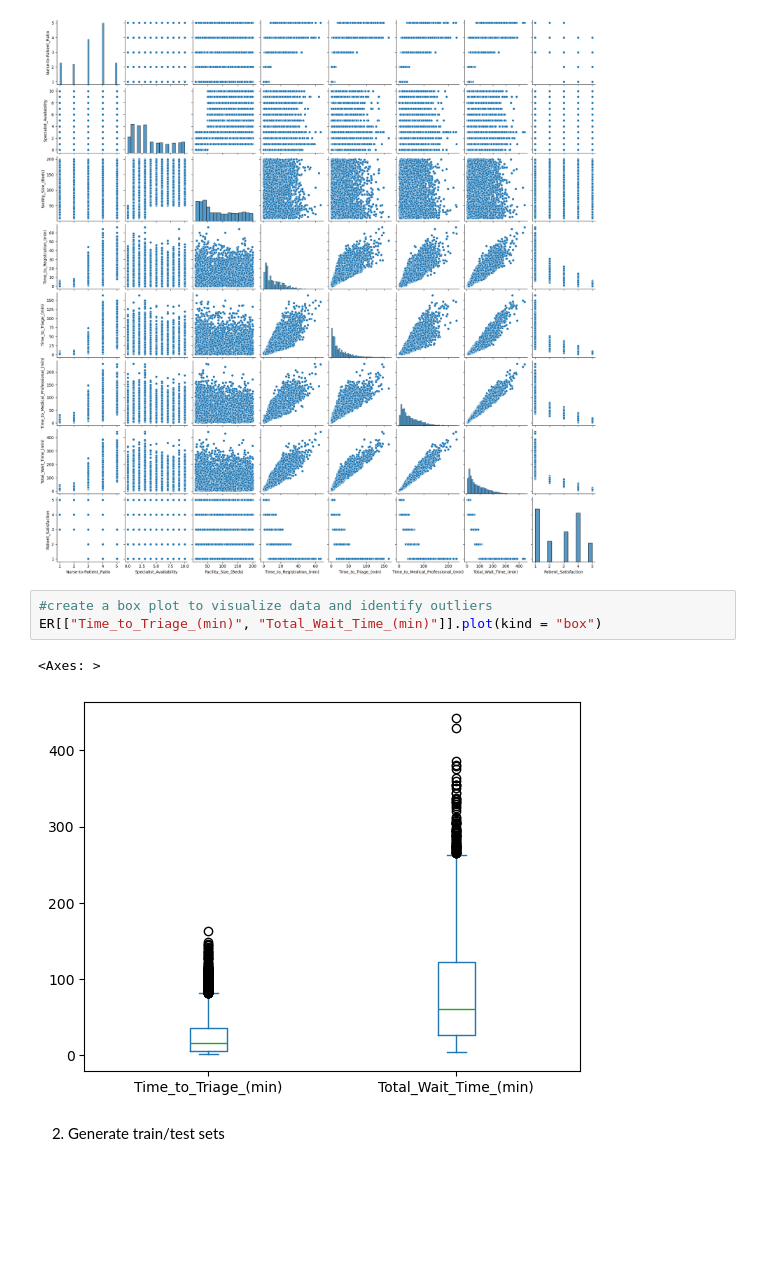
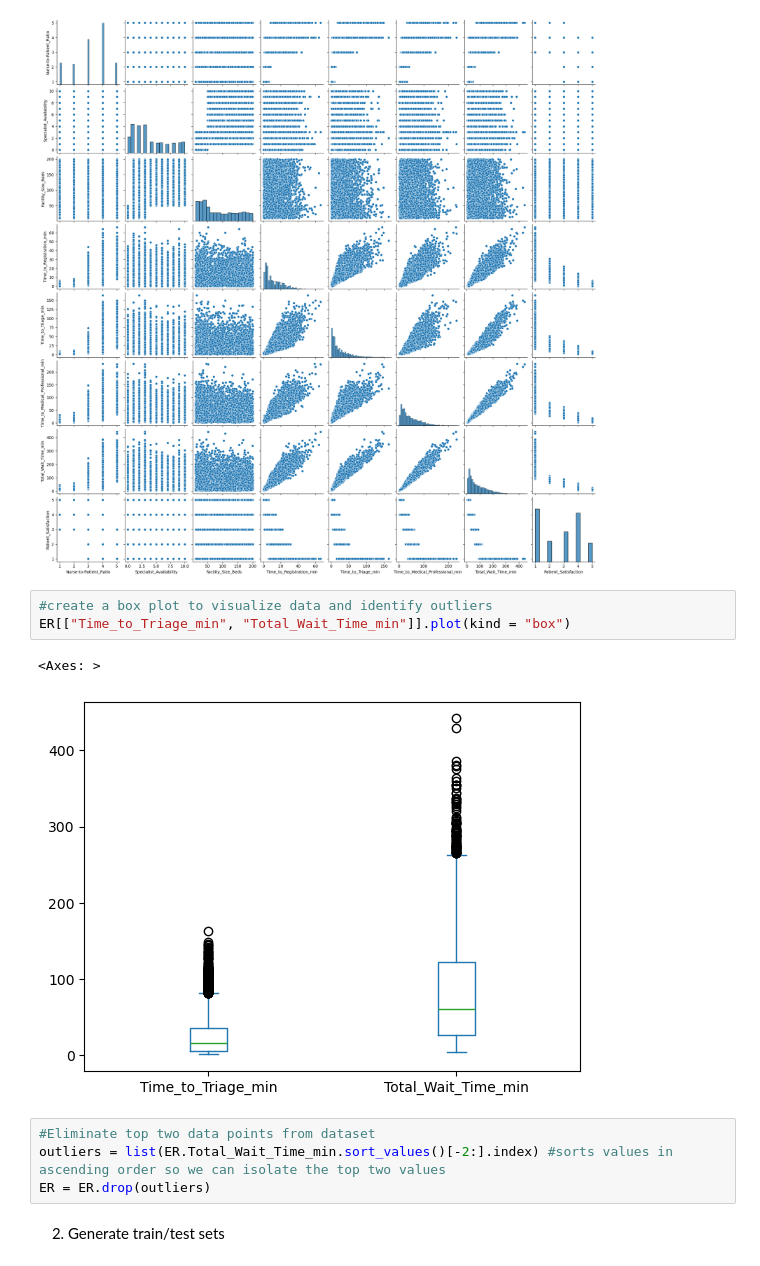
Before and after one commit to kalilaingco/ERWaitTimes, a Jupyter notebook: WaitTimeAnalysis.ipynb, the cells around one changed output. Saved outputs shown, nothing was run; the diff lists cells and outputs as text; blank space fills up the shorter version.

```diff
--- a/WaitTimeAnalysis.ipynb
+++ b/WaitTimeAnalysis.ipynb
@@ -146,9 +146,13 @@ sns.pairplot(ER)
 [figure]
 # %%
 #create a box plot to visualize data and identify outliers
-ER[["Time_to_Triage_(min)", "Total_Wait_Time_(min)"]].plot(kind = "box")
+ER[["Time_to_Triage_min", "Total_Wait_Time_min"]].plot(kind = "box")
 # %% [output]
 <Axes: >
-[figure, old version]
+[figure, new version]
+# %%
+#Eliminate top two data points from dataset
+outliers = list(ER.Total_Wait_Time_min.sort_values()[-2:].index) #sorts values in ascending order so we can isolate the top two values
+ER = ER.drop(outliers)
 # %% [markdown]
 2. Generate train/test sets
```
Also changed, not shown: parts of 12 cells of this notebook, 1 other file.
